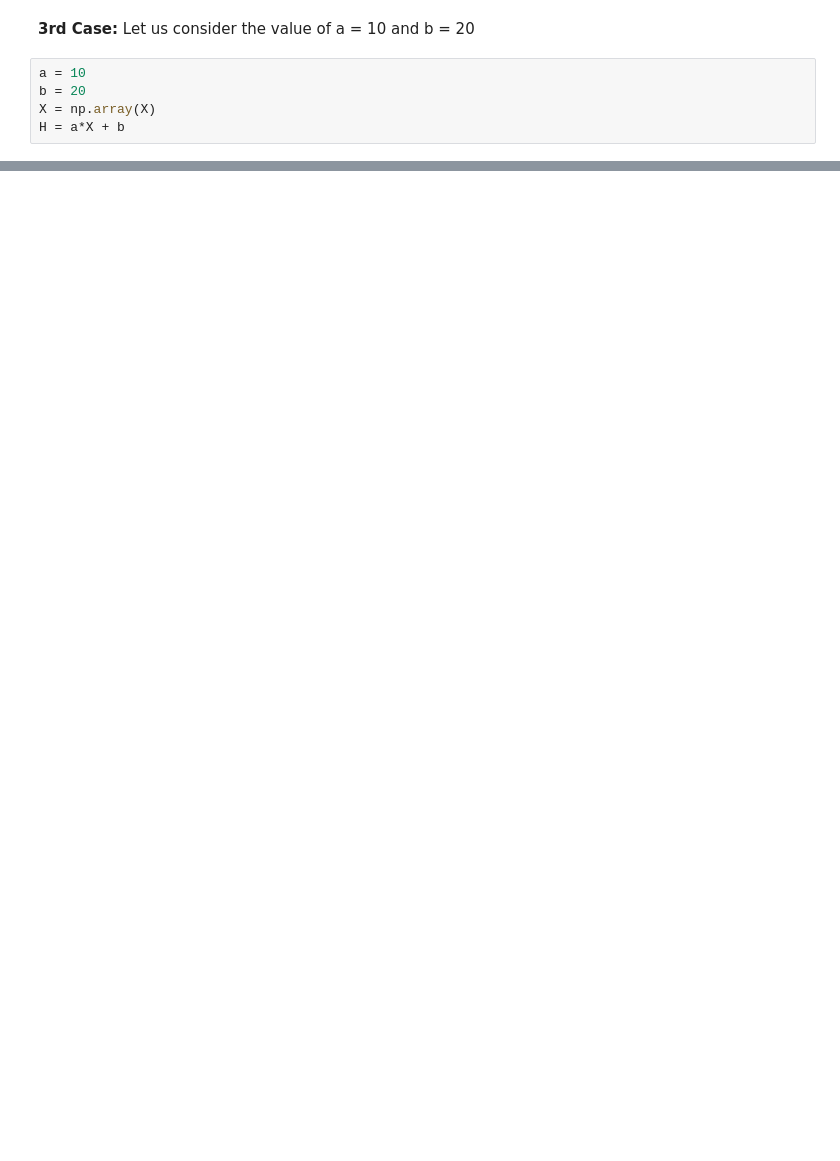
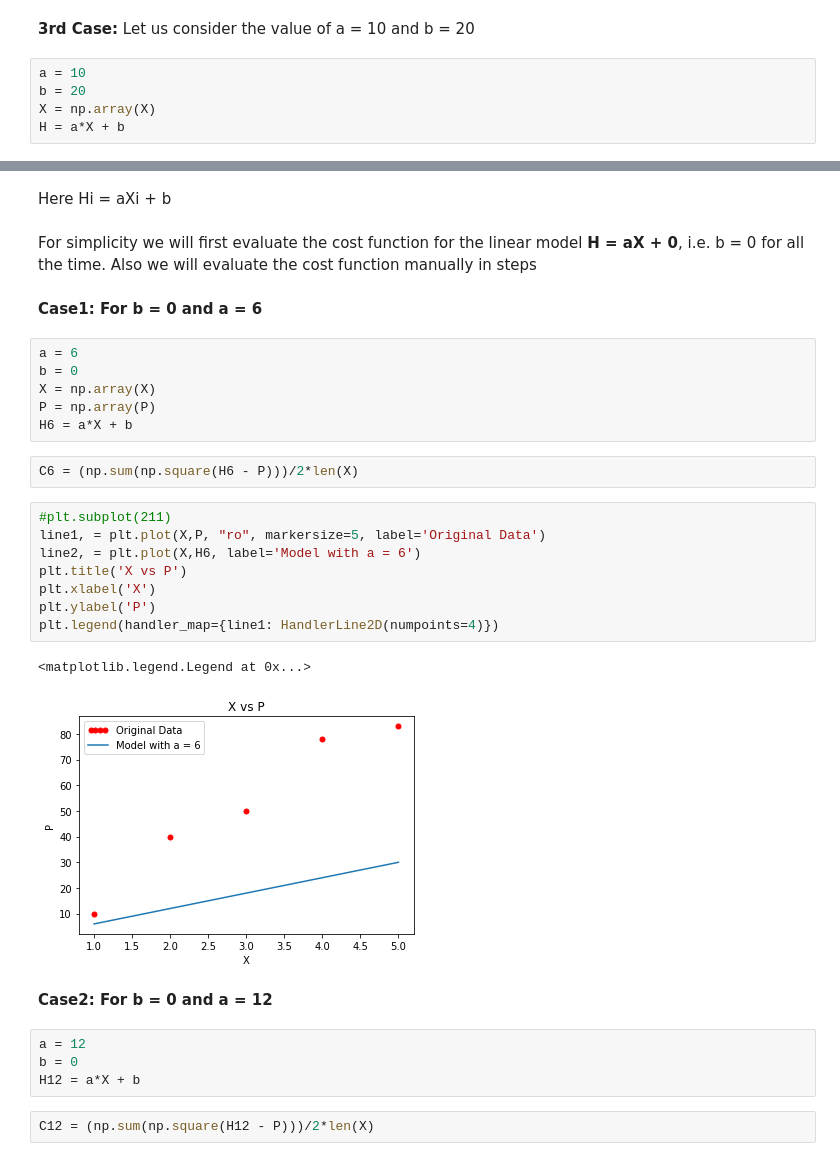
Before and after one commit to mohendra/My_Projects, a Jupyter notebook: LR/Linear_regre.ipynb, the cells around one changed output, grey strips where cells are left out. Cells and saved outputs as stored; diff of their text form; blank space fills up the shorter version.

Commit message:
Linear Regression Updated

```diff
--- a/LR/Linear_regre.ipynb
+++ b/LR/Linear_regre.ipynb
@@ -63,0 +82,33 @@ In this case we will use a simple cost fucntion, called **square error function*
+# %% [markdown]
+Here Hi = aXi + b
+# %% [markdown]
+For simplicity we will first evaluate the cost function for the linear model **H = aX + 0**,   i.e. b = 0 for all the time. Also we will evaluate the cost function manually in steps
+# %% [markdown]
+**Case1: For b = 0 and a = 6**
+# %%
+a = 6
+b = 0
+X = np.array(X)
+P = np.array(P)
+H6 = a*X + b
+# %%
+C6 = (np.sum(np.square(H6 - P)))/2*len(X)
+# %%
+#plt.subplot(211)
+line1, = plt.plot(X,P, "ro", markersize=5, label='Original Data')
+line2, = plt.plot(X,H6, label='Model with a = 6')
+plt.title('X vs P')
+plt.xlabel('X')
+plt.ylabel('P')
+plt.legend(handler_map={line1: HandlerLine2D(numpoints=4)})
+# %% [output]
+<matplotlib.legend.Legend at 0x...>
+[figure, added]
+# %% [markdown]
+**Case2: For b = 0 and a = 12**
+# %%
+a = 12
+b = 0
+H12 = a*X + b
+# %%
+C12 = (np.sum(np.square(H12 - P)))/2*len(X)
```
Also changed, not shown: parts of 25 cells of this notebook, 2 other files.
